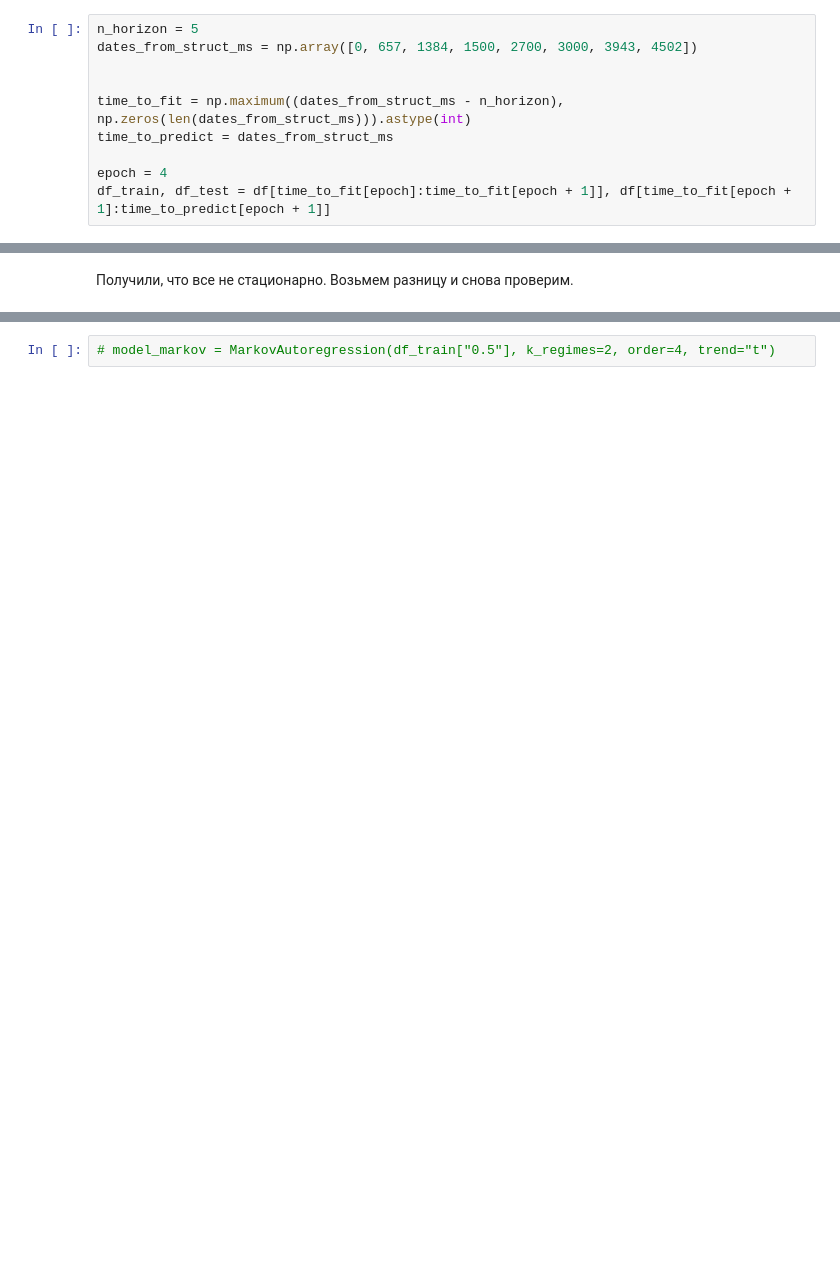
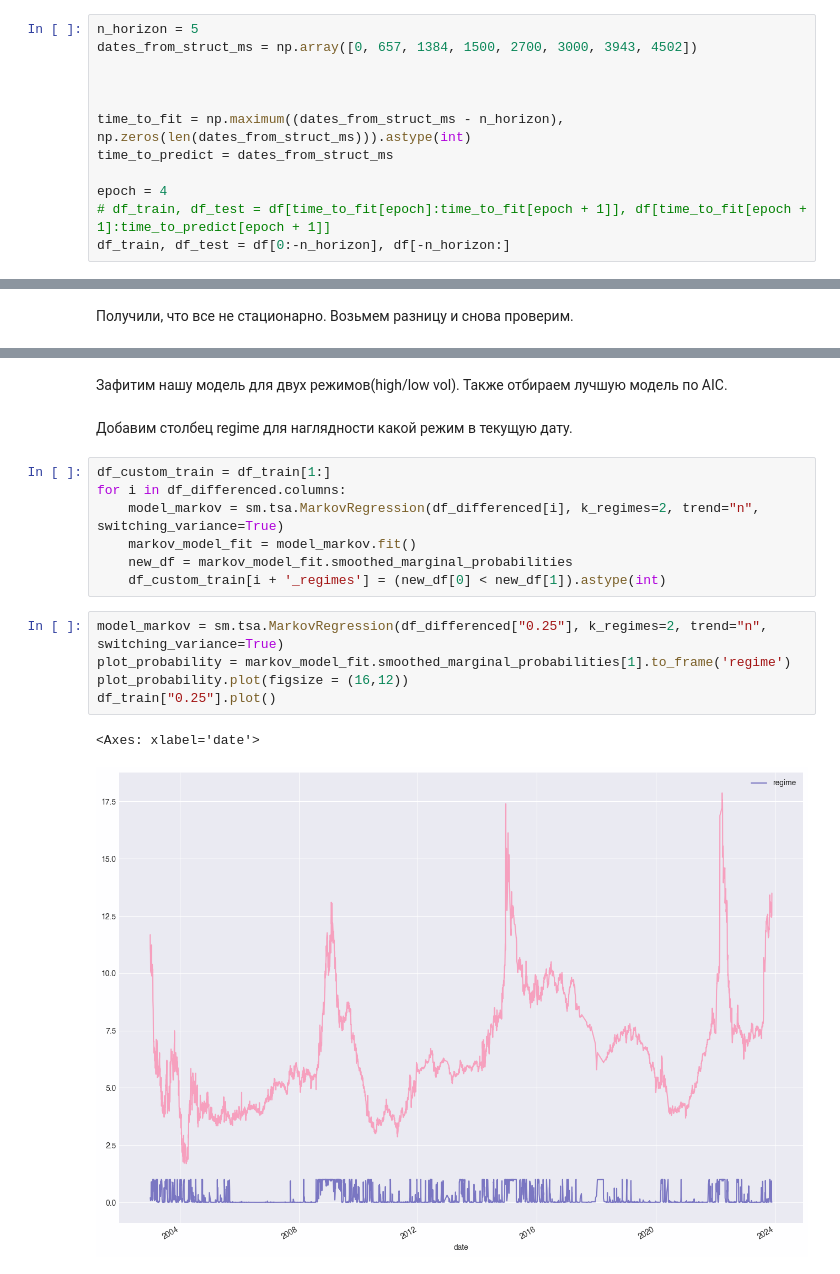
Before and after one commit to VsevolodZaostrovsky/MOEX-Yield-Curve-Forecasting, a Jupyter notebook: ConsideringModels/MainFiles/markov_switch_model.ipynb, the cells around one changed output, grey strips where cells are left out. Cells and saved outputs as stored; diff of their text form; blank space fills up the shorter version.

Commit message:
add: done markov switch

```diff
--- a/ConsideringModels/MainFiles/markov_switch_model.ipynb
+++ b/ConsideringModels/MainFiles/markov_switch_model.ipynb
@@ -55,10 +55,12 @@ plt.tight_layout();
 # %%
 n_horizon = 5
 dates_from_struct_ms = np.array([0, 657, 1384, 1500, 2700, 3000, 3943, 4502])
+
 
 
 time_to_fit = np.maximum((dates_from_struct_ms - n_horizon), np.zeros(len(dates_from_struct_ms))).astype(int)
 time_to_predict = dates_from_struct_ms
 
 epoch = 4
-df_train, df_test = df[time_to_fit[epoch]:time_to_fit[epoch + 1]], df[time_to_fit[epoch + 1]:time_to_predict[epoch + 1]]
+# df_train, df_test = df[time_to_fit[epoch]:time_to_fit[epoch + 1]], df[time_to_fit[epoch + 1]:time_to_predict[epoch + 1]]
+df_train, df_test = df[0:-n_horizon], df[-n_horizon:]
@@ -141,4 +138,21 @@ for name, column in df_differenced.iteritems():
  => P-Value = 0.0. Rejecting Null Hypothesis.
  => Series is Stationary.
-# %%
-# model_markov = MarkovAutoregression(df_train["0.5"], k_regimes=2, order=4, trend="t")
+# %% [markdown]
+Зафитим нашу модель для двух режимов(high/low vol). Также отбираем лучшую модель по AIC.
+# %% [markdown]
+Добавим столбец regime для наглядности какой режим в текущую дату.
+# %%
+df_custom_train = df_train[1:]
+for i in df_differenced.columns:
+    model_markov = sm.tsa.MarkovRegression(df_differenced[i], k_regimes=2, trend="n", switching_variance=True)
+    markov_model_fit = model_markov.fit()
+    new_df = markov_model_fit.smoothed_marginal_probabilities
+    df_custom_train[i + '_regimes'] = (new_df[0] < new_df[1]).astype(int)
+# %%
+model_markov = sm.tsa.MarkovRegression(df_differenced["0.25"], k_regimes=2, trend="n", switching_variance=True)
+plot_probability = markov_model_fit.smoothed_marginal_probabilities[1].to_frame('regime')
+plot_probability.plot(figsize = (16,12))
+df_train["0.25"].plot()
+# %% [output]
+<Axes: xlabel='date'>
+[figure, added]
```
Also changed, not shown: parts of 6 cells of this notebook.
